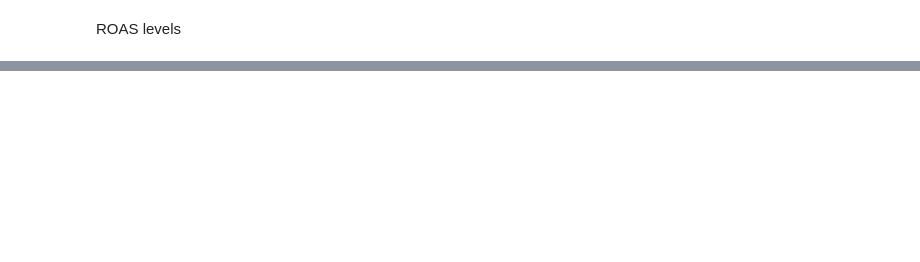
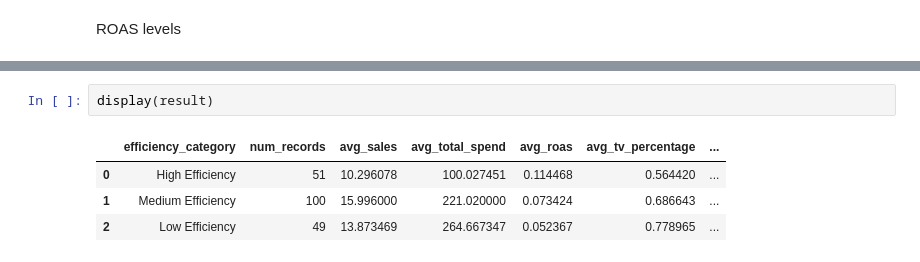
Before and after one commit to ntcode12/AD_Sales_ETL, a Jupyter notebook: notebooks/sql_analysis.ipynb, the cells around one changed output, grey strips where cells are left out. Drawn from its saved outputs; the diff is of its cells as text; blank space fills up the shorter version.

```diff
--- a/notebooks/sql_analysis.ipynb
+++ b/notebooks/sql_analysis.ipynb
@@ -73,0 +147,7 @@ display(result)
+# %%
+display(result)
+# %% [output]
+|  | efficiency_category | num_records | avg_sales | avg_total_spend | avg_roas | avg_tv_percentage | ... |
+| 0 | High Efficiency | 51 | 10.296078 | 100.027451 | 0.114468 | 0.564420 | ... |
+| 1 | Medium Efficiency | 100 | 15.996000 | 221.020000 | 0.073424 | 0.686643 | ... |
+| 2 | Low Efficiency | 49 | 13.873469 | 264.667347 | 0.052367 | 0.778965 | ... |
```
Also changed, not shown: parts of 14 cells of this notebook, 1 other file.
